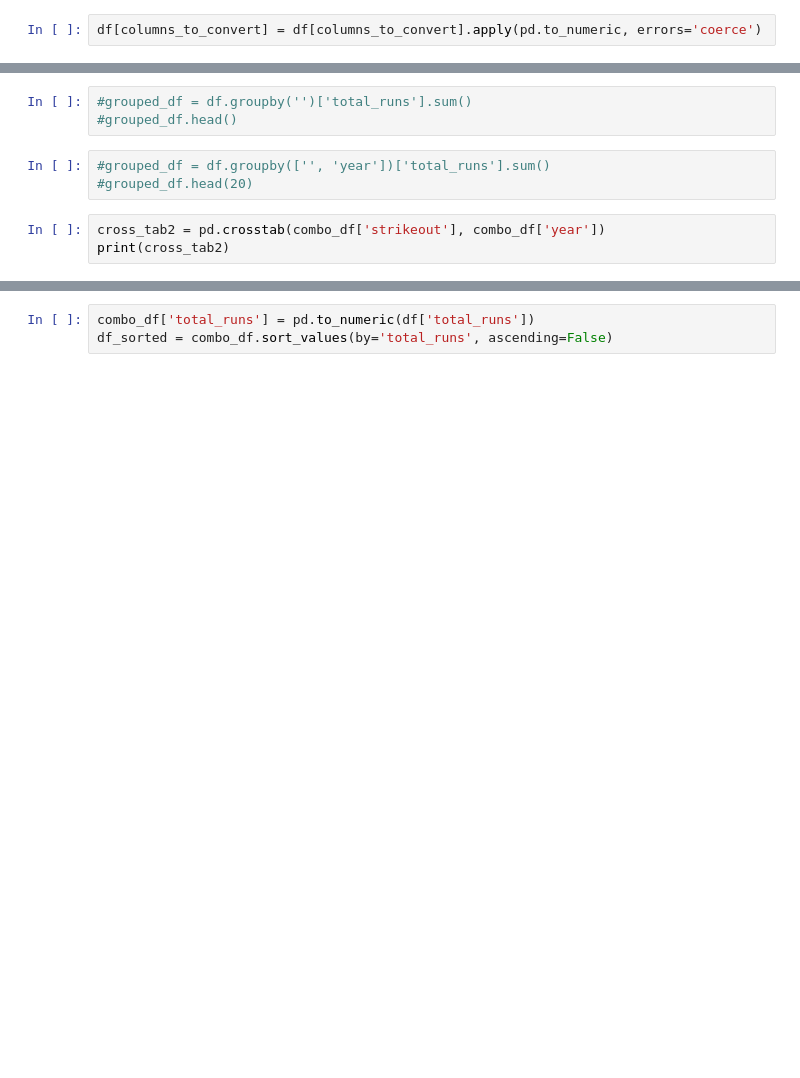
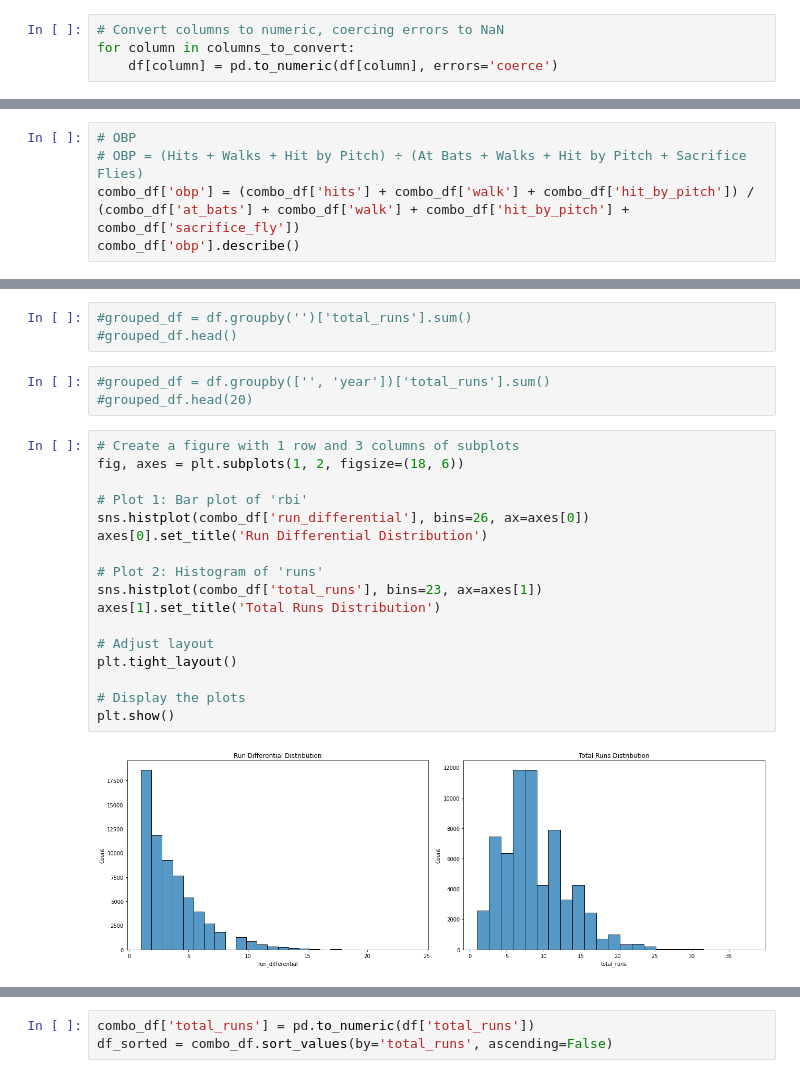
Before and after one commit to pecham1911/Double_Play_Analytics, a Jupyter notebook: DP_Analytics_Workbook-2.ipynb, the cells around one changed output, grey strips where cells are left out. Drawn from its saved outputs; the diff is of its cells as text; blank space fills up the shorter version.

```diff
--- a/DP_Analytics_Workbook-2.ipynb
+++ b/DP_Analytics_Workbook-2.ipynb
@@ -264,5 +383,7 @@ columns_to_convert = [
-# %%
-df[columns_to_convert] = df[columns_to_convert].apply(pd.to_numeric, errors='coerce')
+# %%
+# Convert columns to numeric, coercing errors to NaN
+for column in columns_to_convert:
+    df[column] = pd.to_numeric(df[column], errors='coerce')
 # %%
 # Removing quotations around strings--
 columns_to_convert_strings = [
@@ -534,0 +810,5 @@ combo_df.info()
+# %%
+# OBP
+# OBP = (Hits + Walks + Hit by Pitch) ÷ (At Bats + Walks + Hit by Pitch + Sacrifice Flies)
+combo_df['obp'] = (combo_df['hits'] + combo_df['walk'] + combo_df['hit_by_pitch']) / (combo_df['at_bats'] + combo_df['walk'] + combo_df['hit_by_pitch'] + combo_df['sacrifice_fly'])
+combo_df['obp'].describe()
@@ -570,6 +1068,22 @@ combo_df['stolen_base'].describe()
 # %%
 #grouped_df = df.groupby(['', 'year'])['total_runs'].sum()
 #grouped_df.head(20)
-# %%
-cross_tab2 = pd.crosstab(combo_df['strikeout'], combo_df['year'])
-print(cross_tab2)
+# %%
+# Create a figure with 1 row and 3 columns of subplots
+fig, axes = plt.subplots(1, 2, figsize=(18, 6))
+
+# Plot 1: Bar plot of 'rbi'
+sns.histplot(combo_df['run_differential'], bins=26, ax=axes[0])
+axes[0].set_title('Run Differential Distribution')
+
+# Plot 2: Histogram of 'runs'
+sns.histplot(combo_df['total_runs'], bins=23, ax=axes[1])
+axes[1].set_title('Total Runs Distribution')
+
+# Adjust layout
+plt.tight_layout()
+
+# Display the plots
+plt.show()
+# %% [output]
+[figure, added]
```
Also changed, not shown: parts of 91 cells of this notebook.
